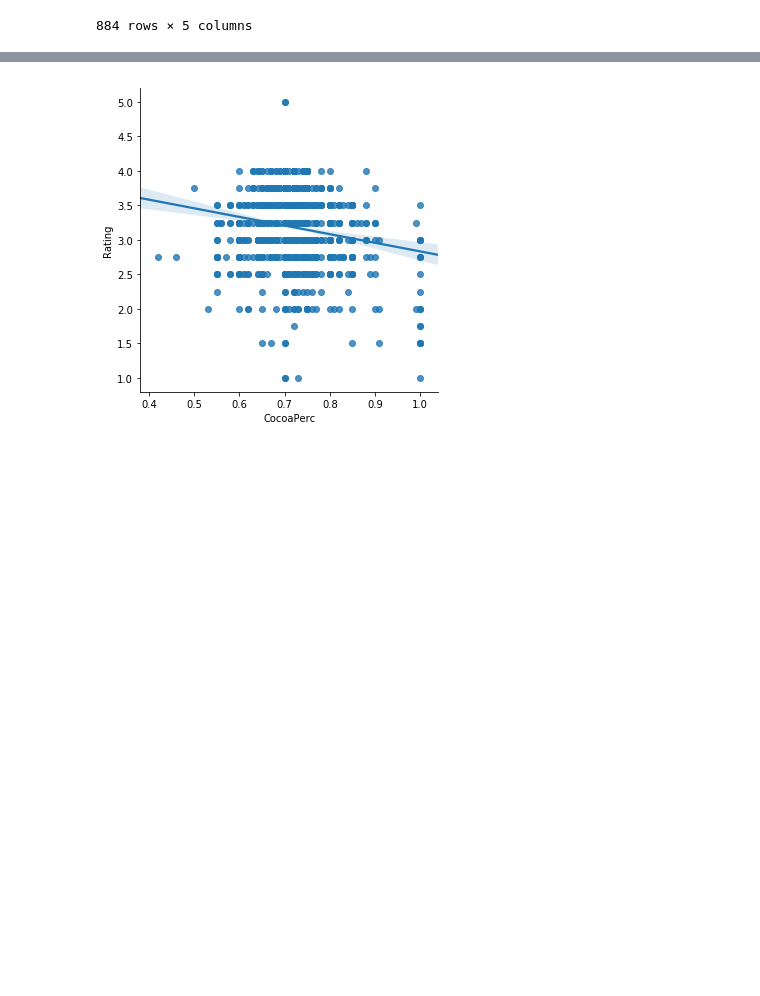
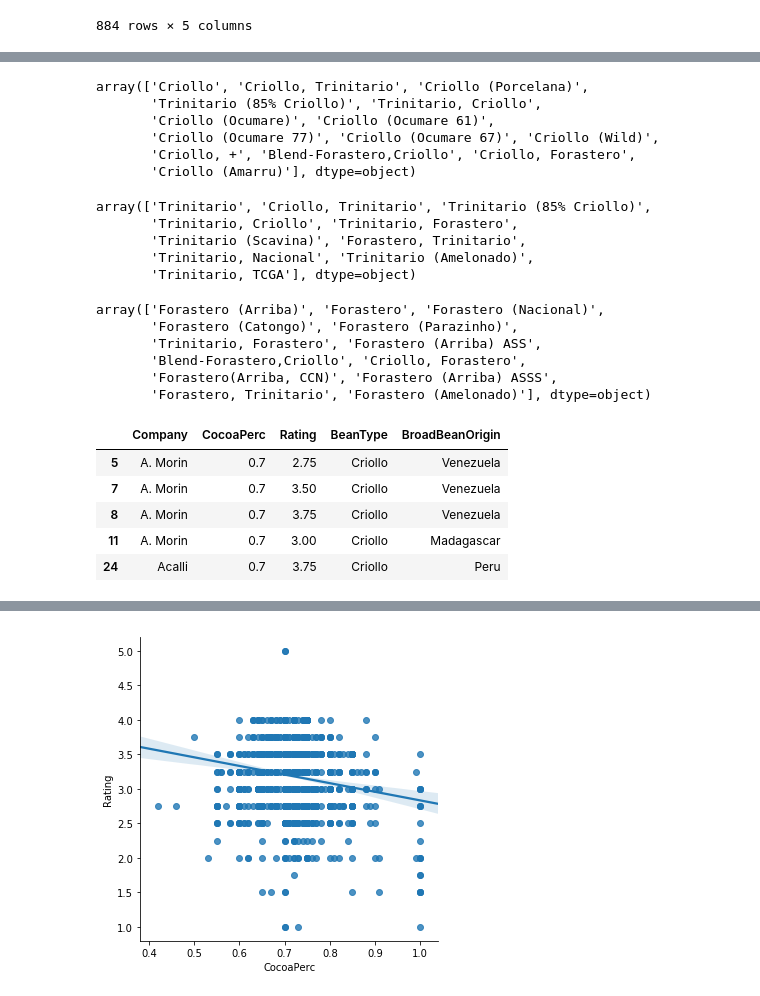
Before and after one commit to MissManaphy/HW3-Final-Project, a Jupyter notebook: FinalProjectCacao.ipynb, the cells around one changed output, grey strips where cells are left out. Saved outputs shown, nothing was run; the diff lists cells and outputs as text; code cells hidden in the pictures; blank space fills up the shorter version.

```diff
--- a/FinalProjectCacao.ipynb
+++ b/FinalProjectCacao.ipynb
@@ -202,0 +230,46 @@ with_both
+# %%
+#grabs all the bars that have the criollo bean in their mix
+mask1 = np.array(['criollo' in x.lower() for x in uniqueBean])
+all_Crio = uniqueBean[mask1]
+all_Crio
+# %% [output]
+array(['Criollo', 'Criollo, Trinitario', 'Criollo (Porcelana)',
+       'Trinitario (85% Criollo)', 'Trinitario, Criollo',
+       'Criollo (Ocumare)', 'Criollo (Ocumare 61)',
+       'Criollo (Ocumare 77)', 'Criollo (Ocumare 67)', 'Criollo (Wild)',
+       'Criollo, +', 'Blend-Forastero,Criollo', 'Criollo, Forastero',
+       'Criollo (Amarru)'], dtype=object)
+# %%
+#grabs all the bars that have the trinitario bean in their mix
+mask2 = np.array(['trinitario' in x.lower() for x in uniqueBean])
+all_Trini = uniqueBean[mask2]
+all_Trini
+# %% [output]
+array(['Trinitario', 'Criollo, Trinitario', 'Trinitario (85% Criollo)',
+       'Trinitario, Criollo', 'Trinitario, Forastero',
+       'Trinitario (Scavina)', 'Forastero, Trinitario',
+       'Trinitario, Nacional', 'Trinitario (Amelonado)',
+       'Trinitario, TCGA'], dtype=object)
+# %%
+#grabs all the bars that have the forastero bean in their mix
+mask3 = np.array(['forastero' in x.lower() for x in uniqueBean])
+all_Fora = uniqueBean[mask3]
+all_Fora
+# %% [output]
+array(['Forastero (Arriba)', 'Forastero', 'Forastero (Nacional)',
+       'Forastero (Catongo)', 'Forastero (Parazinho)',
+       'Trinitario, Forastero', 'Forastero (Arriba) ASS',
+       'Blend-Forastero,Criollo', 'Criollo, Forastero',
+       'Forastero(Arriba, CCN)', 'Forastero (Arriba) ASSS',
+       'Forastero, Trinitario', 'Forastero (Amelonado)'], dtype=object)
+# %%
+#filter data to get selected beans
+crioFilter = with_bt[with_bt.BeanType.isin(all_Crio)]
+crioFilter.head()
+# %% [output]
+|  | Company | CocoaPerc | Rating | BeanType | BroadBeanOrigin |
+| 5 | A. Morin | 0.7 | 2.75 | Criollo | Venezuela |
+| 7 | A. Morin | 0.7 | 3.50 | Criollo | Venezuela |
+| 8 | A. Morin | 0.7 | 3.75 | Criollo | Venezuela |
+| 11 | A. Morin | 0.7 | 3.00 | Criollo | Madagascar |
+| 24 | Acalli | 0.7 | 3.75 | Criollo | Peru |
```
Also changed, not shown: parts of 8 cells of this notebook.
